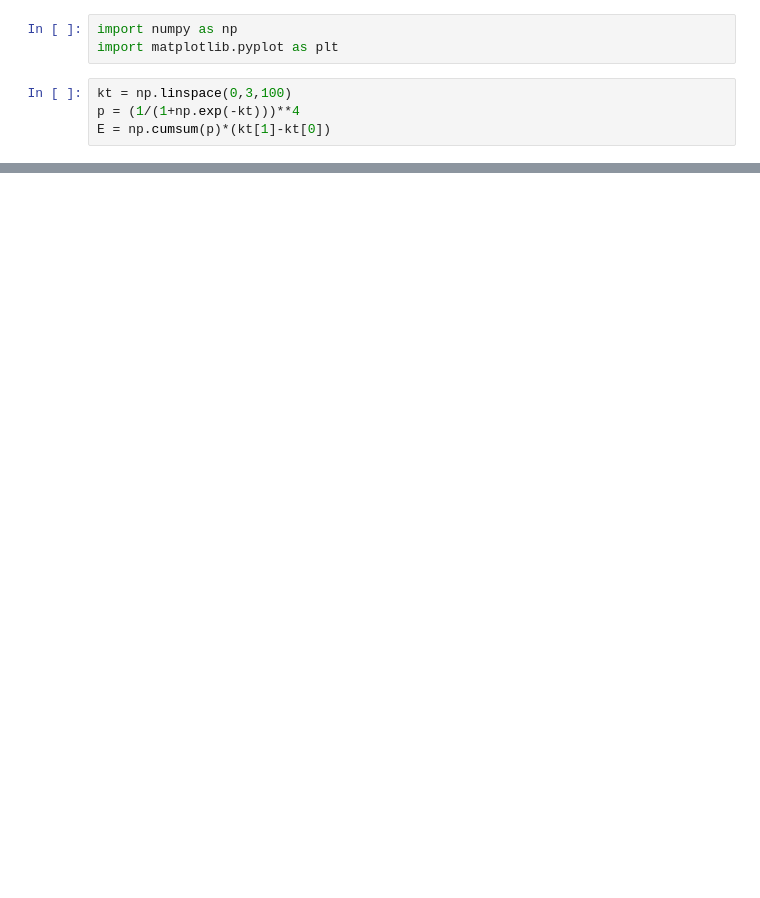
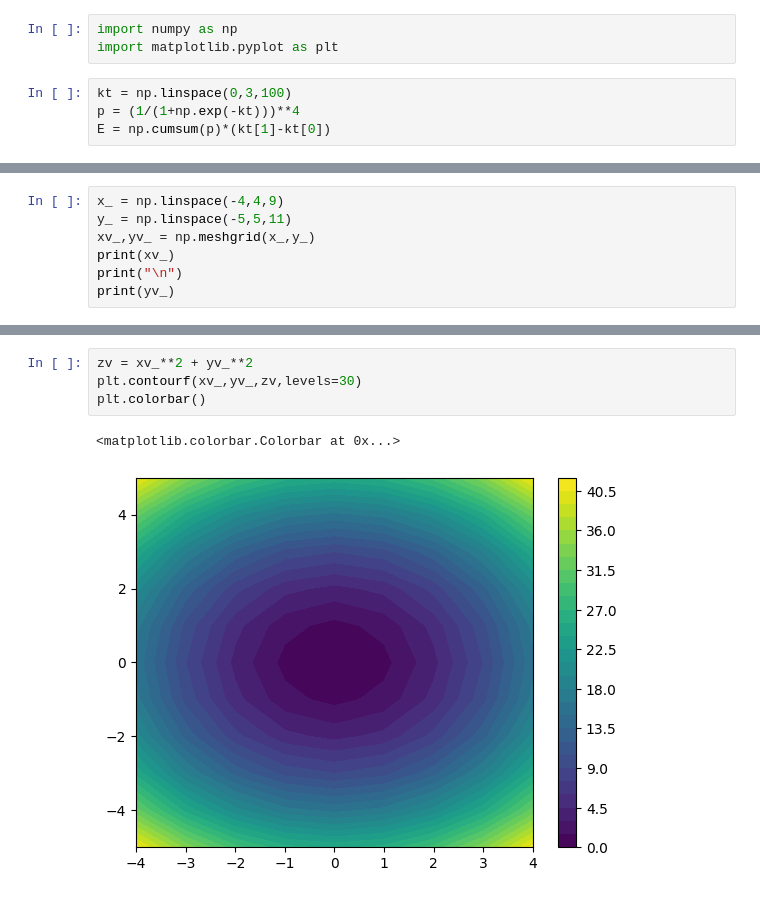
Before and after one commit to Arlan-Tengga/py_ateng, a Jupyter notebook: loxk_in.ipynb, the cells around one changed output, grey strips where cells are left out. Drawn from its saved outputs; the diff is of its cells as text; blank space fills up the shorter version.

```diff
--- a/loxk_in.ipynb
+++ b/loxk_in.ipynb
@@ -12,0 +63,7 @@ plt.plot(kt,E,'g')
+# %%
+x_ = np.linspace(-4,4,9)
+y_ = np.linspace(-5,5,11)
+xv_,yv_ = np.meshgrid(x_,y_)
+print(xv_)
+print("\n")
+print(yv_)
@@ -12,0 +88,7 @@ plt.plot(kt,E,'g')
+# %%
+zv = xv_**2 + yv_**2
+plt.contourf(xv_,yv_,zv,levels=30)
+plt.colorbar()
+# %% [output]
+<matplotlib.colorbar.Colorbar at 0x...>
+[figure, added]
```
Also changed, not shown: parts of 12 cells of this notebook.
